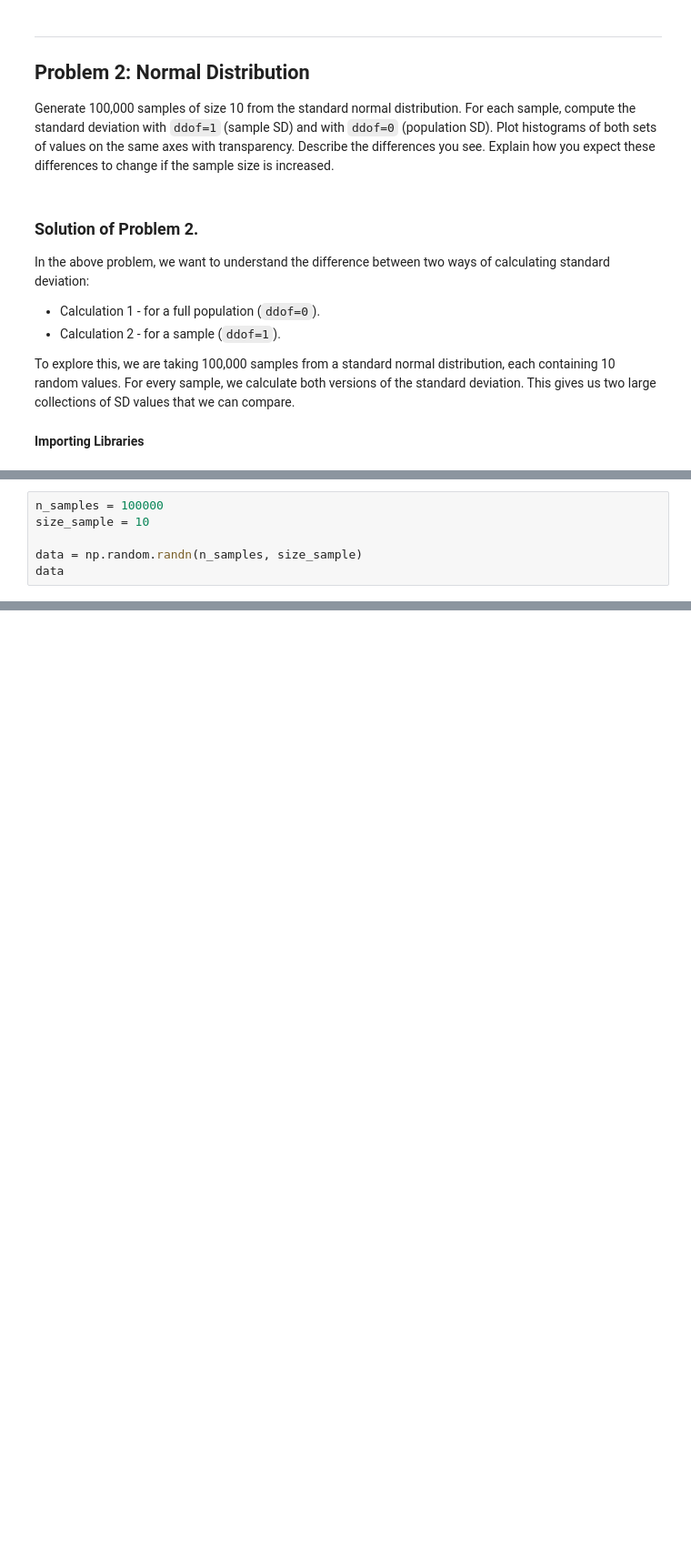
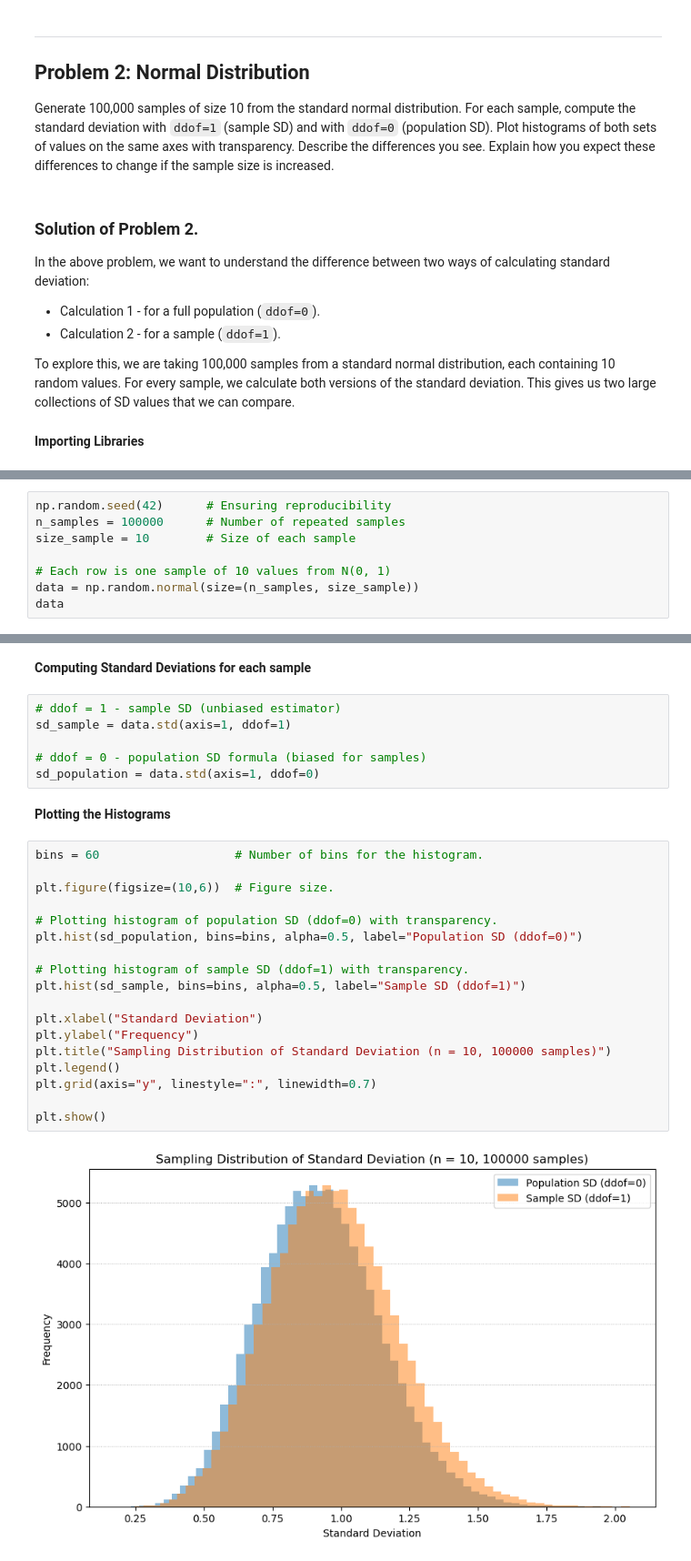
Before and after one commit to ermelinda-q/applied-statistics, a Jupyter notebook: problems.ipynb, the cells around one changed output, grey strips where cells are left out. Shown at 91% size. Saved outputs shown, nothing was run; the diff lists cells and outputs as text; blank space fills up the shorter version.

Commit message:
Problem 2 - Plotting the histograms

```diff
--- a/problems.ipynb
+++ b/problems.ipynb
@@ -335,7 +336,9 @@ import scipy.stats as stats
 # %%
-n_samples = 100000
-size_sample = 10
+np.random.seed(42)      # Ensuring reproducibility
+n_samples = 100000      # Number of repeated samples
+size_sample = 10        # Size of each sample
 
-data = np.random.randn(n_samples, size_sample)
+# Each row is one sample of 10 values from N(0, 1)
+data = np.random.normal(size=(n_samples, size_sample))
 data
 # %% [output]
@@ -354,0 +358,30 @@ array([[ 0.89153583,  0.01025783, -0.46359777, ...,  0.10751774,
+# %% [markdown]
+**Computing Standard Deviations for each sample**
+# %%
+# ddof = 1 - sample SD (unbiased estimator)
+sd_sample = data.std(axis=1, ddof=1)
+
+# ddof = 0 - population SD formula (biased for samples)
+sd_population = data.std(axis=1, ddof=0)
+# %% [markdown]
+**Plotting the Histograms**
+# %%
+bins = 60                   # Number of bins for the histogram.
+
+plt.figure(figsize=(10,6))  # Figure size.
+
+# Plotting histogram of population SD (ddof=0) with transparency.
+plt.hist(sd_population, bins=bins, alpha=0.5, label="Population SD (ddof=0)")
+
+# Plotting histogram of sample SD (ddof=1) with transparency.
+plt.hist(sd_sample, bins=bins, alpha=0.5, label="Sample SD (ddof=1)")
+
+plt.xlabel("Standard Deviation")
+plt.ylabel("Frequency")
+plt.title("Sampling Distribution of Standard Deviation (n = 10, 100000 samples)")
+plt.legend()
+plt.grid(axis="y", linestyle=":", linewidth=0.7)
+
+plt.show()
+# %% [output]
+[figure, added]
```
Also changed, not shown: parts of 5 cells of this notebook.
